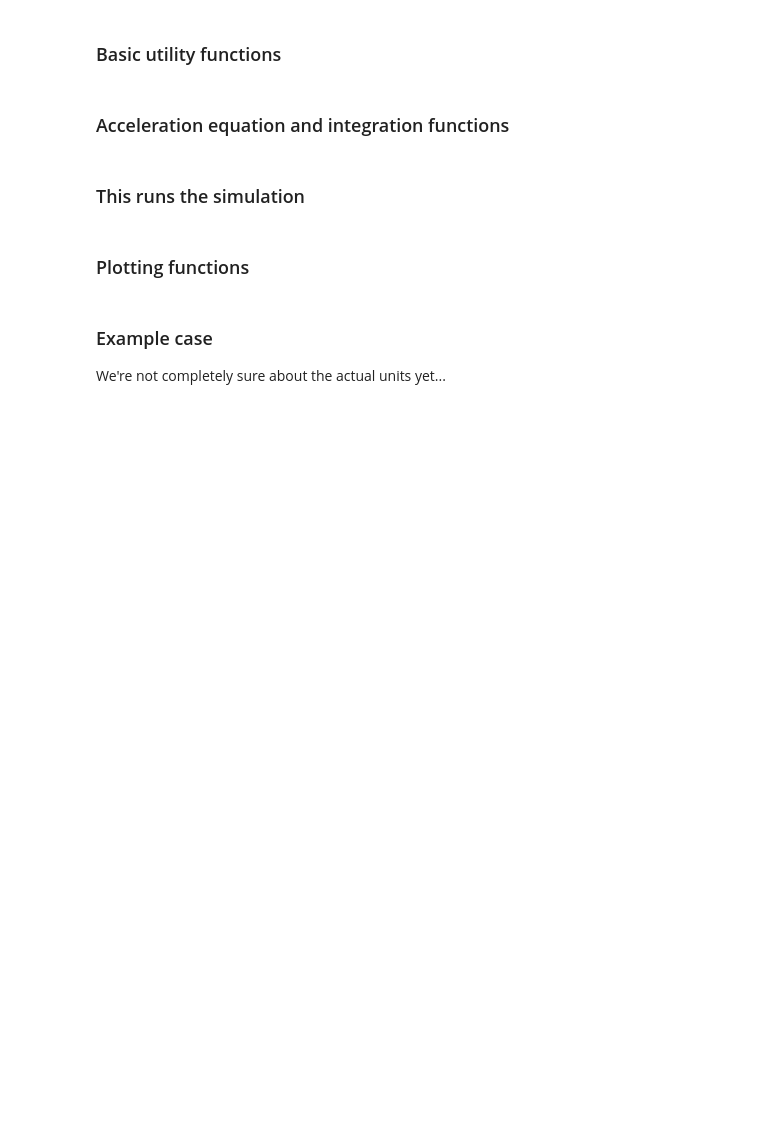
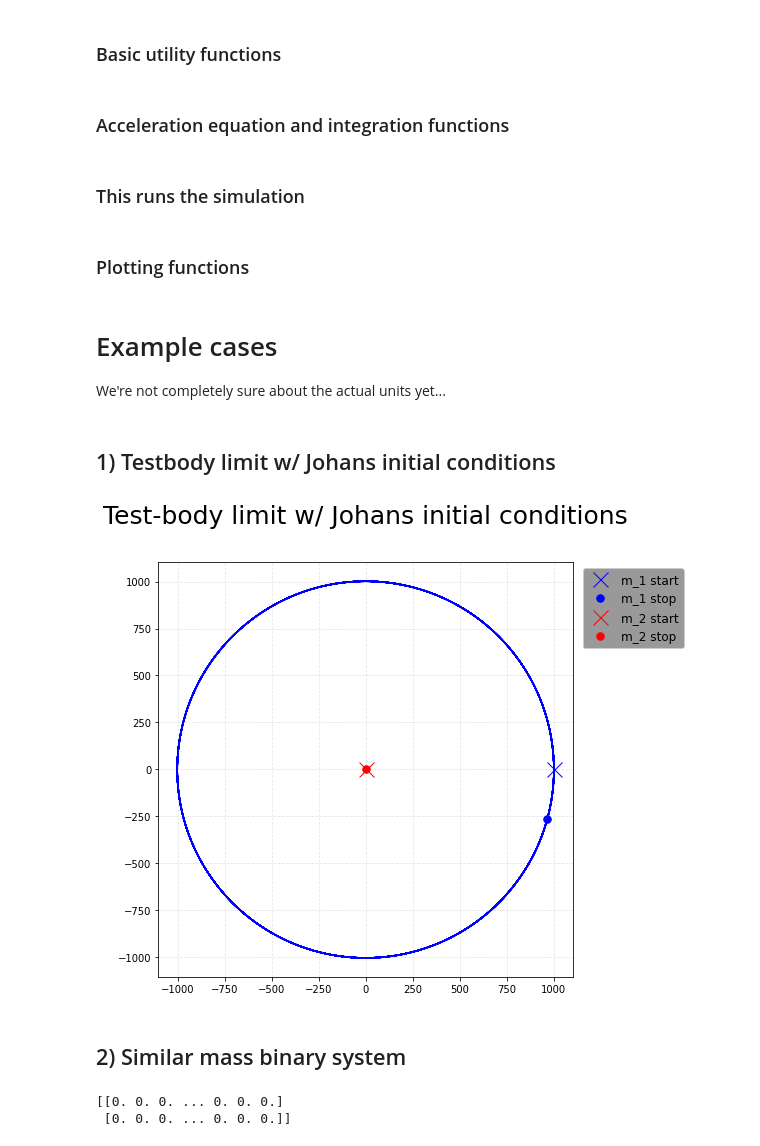
Before and after one commit to carlivas/Binary-Black-Hole-Orbitals, a Jupyter notebook: 05 POST MINKOWSKIAN EXPANSION/PM_functions_19.5.22.ipynb, the cells around one changed output. Drawn from its saved outputs; the diff is of its cells as text; code cells hidden in the pictures; blank space fills up the shorter version.

Commit message:
added orbit cases to new, WORKING PM code

```diff
--- a/05 POST MINKOWSKIAN EXPANSION/PM_functions_19.5.22.ipynb
+++ b/05 POST MINKOWSKIAN EXPANSION/PM_functions_19.5.22.ipynb
@@ -64,7 +64,7 @@ def accelerationPM(r_vec, v_vec, p_vec, m_1, m_2, DL):
     c_1 = (m_1*m_2*c**2)**2 - 2*(E_1*E_2/c**2 + p**2)**2
 
     p_vec_dot = G*c_1/(E_1*E_2*r**3)*r_vec
-    p_dot = np.linalg.norm(p_vec_dot)
+    # p_dot = np.linalg.norm(p_vec_dot)
 
     dE_1dp = p_vec*c**2/E_1
     dE_2dp = p_vec*c**2/E_2
@@ -79,7 +79,7 @@ def accelerationPM(r_vec, v_vec, p_vec, m_1, m_2, DL):
     dc_1dp_dot = -4*( ((E_1_dot*E_2 + E_1*E_2_dot)/c**2 + 2*p_vec*p_vec_dot)*((dE_1dp*E_2 + E_1*dE_2dp)/c**2 + 2*p_vec) + (E_1*E_2/c**2 + p**2)*((dE_1dp_dot*E_2 + dE_1dp*E_2_dot + E_1_dot*dE_2dp + E_1*dE_2dp_dot)/c**2 + 2*p_vec_dot) )
 
 
-    q_dot = dE_1dp + dE_2dp + G/(E_1**2*E_2**2*r)*( E_1*E_2*dc_1dp - c_1*(dE_1dp*E_2 + E_1*dE_2dp) )
+    # q_dot = dE_1dp + dE_2dp + G/(E_1**2*E_2**2*r)*( E_1*E_2*dc_1dp - c_1*(dE_1dp*E_2 + E_1*dE_2dp) )
 
 
     a = dE_1dp_dot + dE_2dp_dot + G/(E_1**2*E_2**2*r)*(  -( r_dot/r + 2*E_1_dot/E_1 + 2*E_2_dot/E_2 )*( E_1*E_2*dc_1dp - c_1*(dE_1dp*E_1 + E_1*dE_2dp) ) + (E_1_dot*E_2 + E_1*E_2_dot)*dc_1dp + E_1*E_2*dc_1dp_dot - c_1_dot*(dE_1dp*E_2 + E_1*dE_2dp) - c_1*(dE_1dp_dot*E_2 + dE_1dp*E_2_dot + E_1_dot*dE_2dp + E_1*dE_2dp_dot) )
@@ -265,5 +267,66 @@ def orbPlotter(positions, positionsN = 0, xlim = 0, ylim = 0, slice = slice(0, -
         fig.savefig(f'./Plots/{filename}.png', dpi=300, transparent = False)
     return
 # %% [markdown]
-### Example case
+# Example cases
 We're not completely sure about the actual units yet...
+# %% [markdown]
+## 1) Testbody limit w/ Johans initial conditions
+# %%
+m_1 = b1_mass = 1e-4
+m_2 = b2_mass = 1
+
+R_S = 2*(b1_mass + b2_mass)*G/c**2
+
+mass_bin = b1_mass + b2_mass
+SMA_bin = 1000
+v_redmass = np.sqrt(mass_bin/SMA_bin)
+x_1 = CB_b1_posxyz_binCM  = np.array([ (b2_mass/mass_bin)*SMA_bin,  0])
+x_2 = CB_b2_posxyz_binCM  = np.array([-(b1_mass/mass_bin)*SMA_bin,  0])
+v_1 = CB_b1_velxyz_binCM  = np.array([0, (b2_mass/mass_bin)*v_redmass])
+v_2 = CB_b2_velxyz_binCM  = np.array([0,-(b1_mass/mass_bin)*v_redmass])
+
+s = x_1, x_2, v_1, v_2, m_1, m_2
+
+N = 10 # Number of "years" we want
+
+t_max = 2*np.pi*np.sqrt(SMA_bin**3/(mass_bin))*N
+res = 1e5
+dt = t_max/res
+
+positions = run_model(s, t_max, dt, DL = True)
+# print(positions[2])
+# %%
+lim = 0
+# lims = (-lim, lim)
+orbPlotter(positions, DL = True, CM = True, xlim=lim, ylim=lim, filename='Test-body limit w/ Johans initial conditions')
+# %% [output]
+[figure, added]
+# %% [markdown]
+## 2) Similar mass binary system
+# %%
+m_1 = b1_mass = 2
+m_2 = b2_mass = 2
+
+R_S = 2*(b1_mass + b2_mass)*G/c**2
+
+mass_bin = b1_mass + b2_mass
+SMA_bin = 1000
+v_redmass = np.sqrt(mass_bin/SMA_bin)
+x_1 = CB_b1_posxyz_binCM  = np.array([ (b2_mass/mass_bin)*SMA_bin,  0])
+x_2 = CB_b2_posxyz_binCM  = np.array([-(b1_mass/mass_bin)*SMA_bin,  0])
+v_1 = CB_b1_velxyz_binCM  = np.array([0, (b2_mass/mass_bin)*v_redmass])
+v_2 = CB_b2_velxyz_binCM  = np.array([0,-(b1_mass/mass_bin)*v_redmass])
+
+s = x_1, x_2, v_1, v_2, m_1, m_2
+
+N = 1 # Number of "years" we want
+
+t_max = 2*np.pi*np.sqrt(SMA_bin**3/(mass_bin))*N
+res = 1e5
+dt = t_max/res
+
+positions = run_model(s, t_max, dt, DL = True)
+print(positions[2])
+# %% [output]
+[[0. 0. 0. ... 0. 0. 0.]
+ [0. 0. 0. ... 0. 0. 0.]]
```
Also changed, not shown: parts of 13 cells of this notebook.
